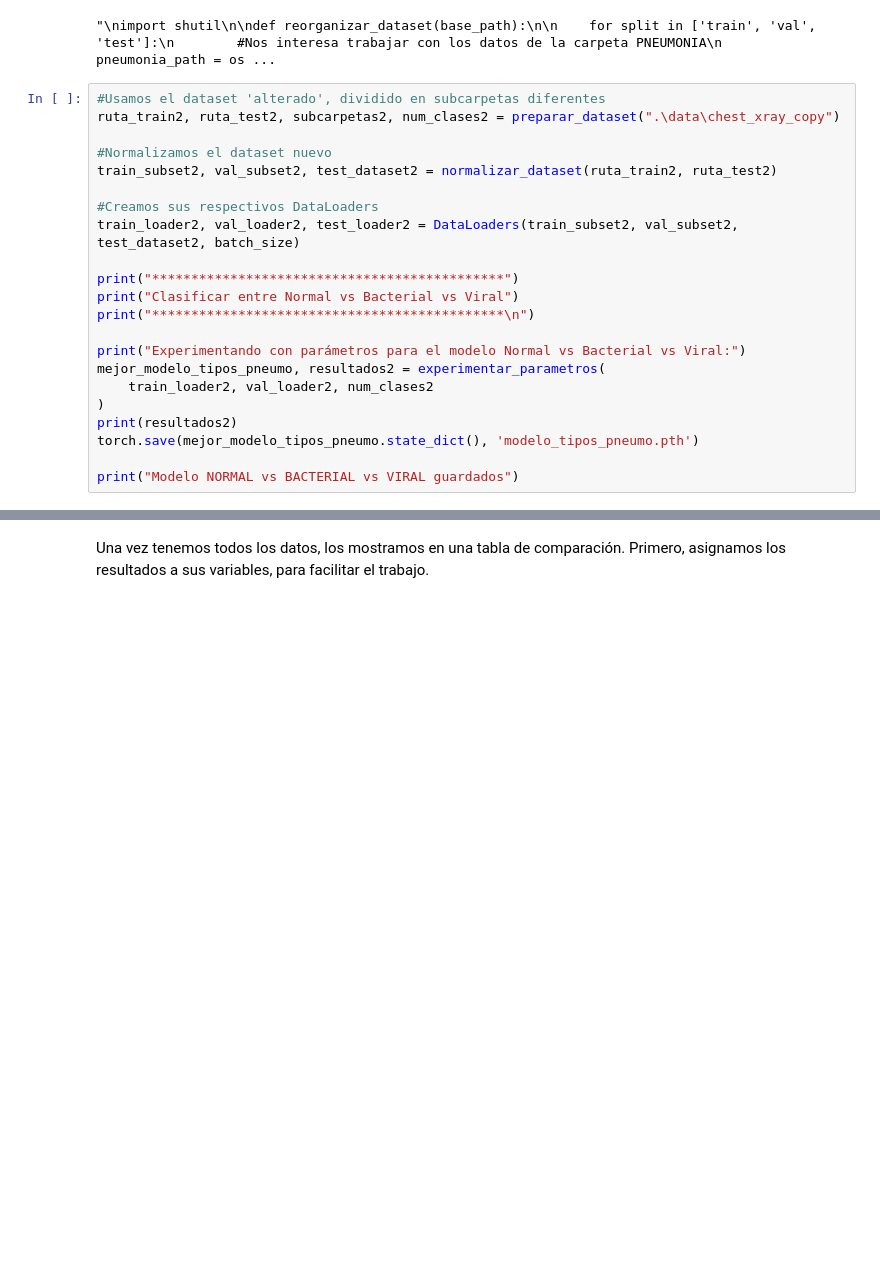
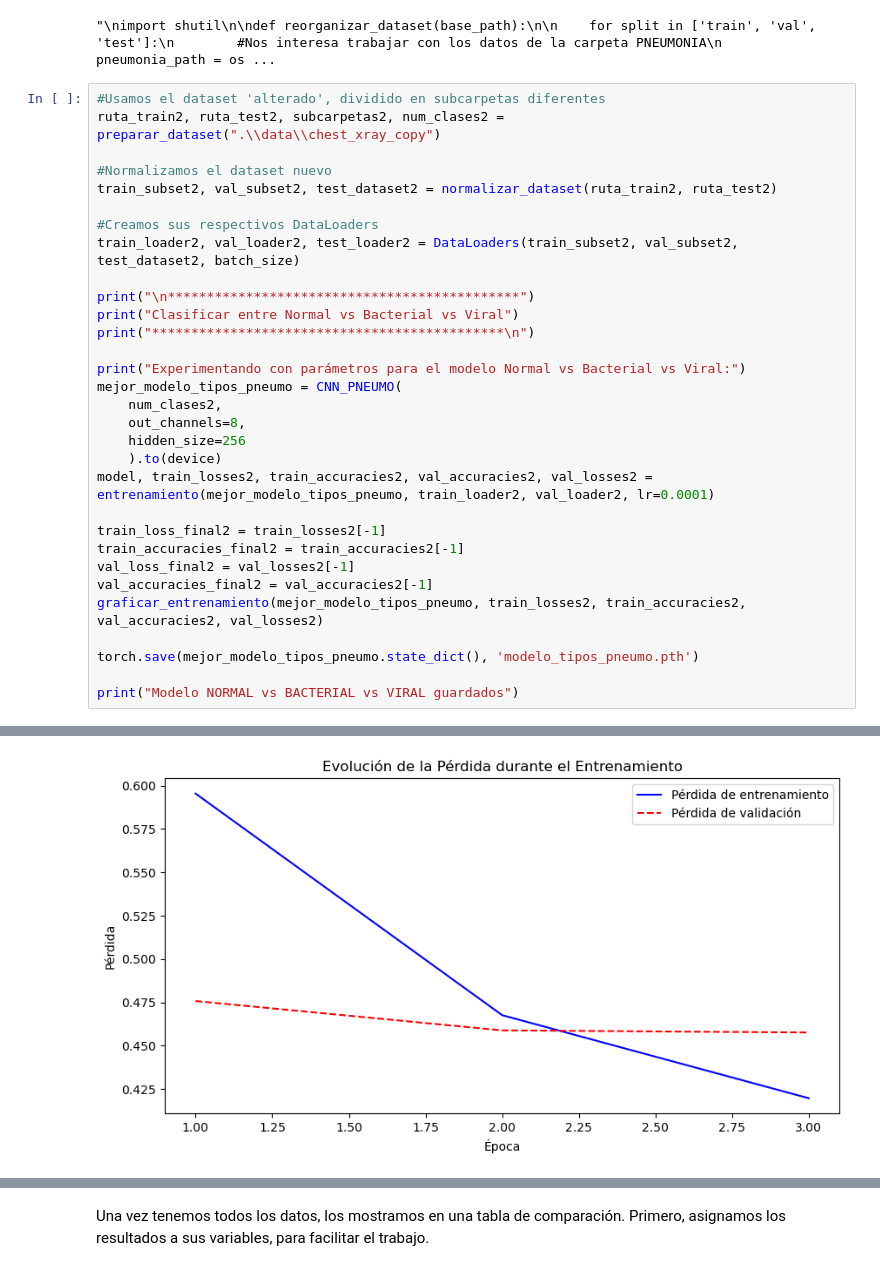
Before and after one commit to Carmoruda/IA_II, a Jupyter notebook: Practica 3/L3P2-Pneumonia.ipynb, the cells around one changed output, grey strips where cells are left out. Cells and saved outputs as stored; diff of their text form; blank space fills up the shorter version.

```diff
--- a/Practica 3/L3P2-Pneumonia.ipynb
+++ b/Practica 3/L3P2-Pneumonia.ipynb
@@ -470,7 +531,7 @@ reorganizar_dataset('./chest_xray_copy')
 "\nimport shutil\n\ndef reorganizar_dataset(base_path):\n\n    for split in ['train', 'val', 'test']:\n        #Nos interesa trabajar con los datos de la carpeta PNEUMONIA\n        pneumonia_path = os ...
 # %%
 #Usamos el dataset 'alterado', dividido en subcarpetas diferentes
-ruta_train2, ruta_test2, subcarpetas2, num_clases2 = preparar_dataset(".\data\chest_xray_copy")
+ruta_train2, ruta_test2, subcarpetas2, num_clases2 = preparar_dataset(".\\data\\chest_xray_copy")
 
 #Normalizamos el dataset nuevo
 train_subset2, val_subset2, test_dataset2 = normalizar_dataset(ruta_train2, ruta_test2)
@@ -478,15 +539,24 @@ train_subset2, val_subset2, test_dataset2 = normalizar_dataset(ruta_train2, ruta
 #Creamos sus respectivos DataLoaders
 train_loader2, val_loader2, test_loader2 = DataLoaders(train_subset2, val_subset2, test_dataset2, batch_size)
 
-print("*********************************************")
+print("\n*********************************************")
 print("Clasificar entre Normal vs Bacterial vs Viral")
 print("*********************************************\n")
 
 print("Experimentando con parámetros para el modelo Normal vs Bacterial vs Viral:")
-mejor_modelo_tipos_pneumo, resultados2 = experimentar_parametros(
-    train_loader2, val_loader2, num_clases2
-)
-print(resultados2)
+mejor_modelo_tipos_pneumo = CNN_PNEUMO(
+    num_clases2,
+    out_channels=8,
+    hidden_size=256
+    ).to(device)
+model, train_losses2, train_accuracies2, val_accuracies2, val_losses2 = entrenamiento(mejor_modelo_tipos_pneumo, train_loader2, val_loader2, lr=0.0001)
+
+train_loss_final2 = train_losses2[-1]
+train_accuracies_final2 = train_accuracies2[-1]
+val_loss_final2 = val_losses2[-1]
+val_accuracies_final2 = val_accuracies2[-1]
+graficar_entrenamiento(mejor_modelo_tipos_pneumo, train_losses2, train_accuracies2, val_accuracies2, val_losses2)
+
 torch.save(mejor_modelo_tipos_pneumo.state_dict(), 'modelo_tipos_pneumo.pth')
 
 print("Modelo NORMAL vs BACTERIAL vs VIRAL guardados")
@@ -502,0 +574 @@ Experimentando con parámetros para el modelo Normal vs Bacterial vs Viral:
+[figure, added]
```
Also changed, not shown: parts of 31 cells of this notebook, 4 other files.
